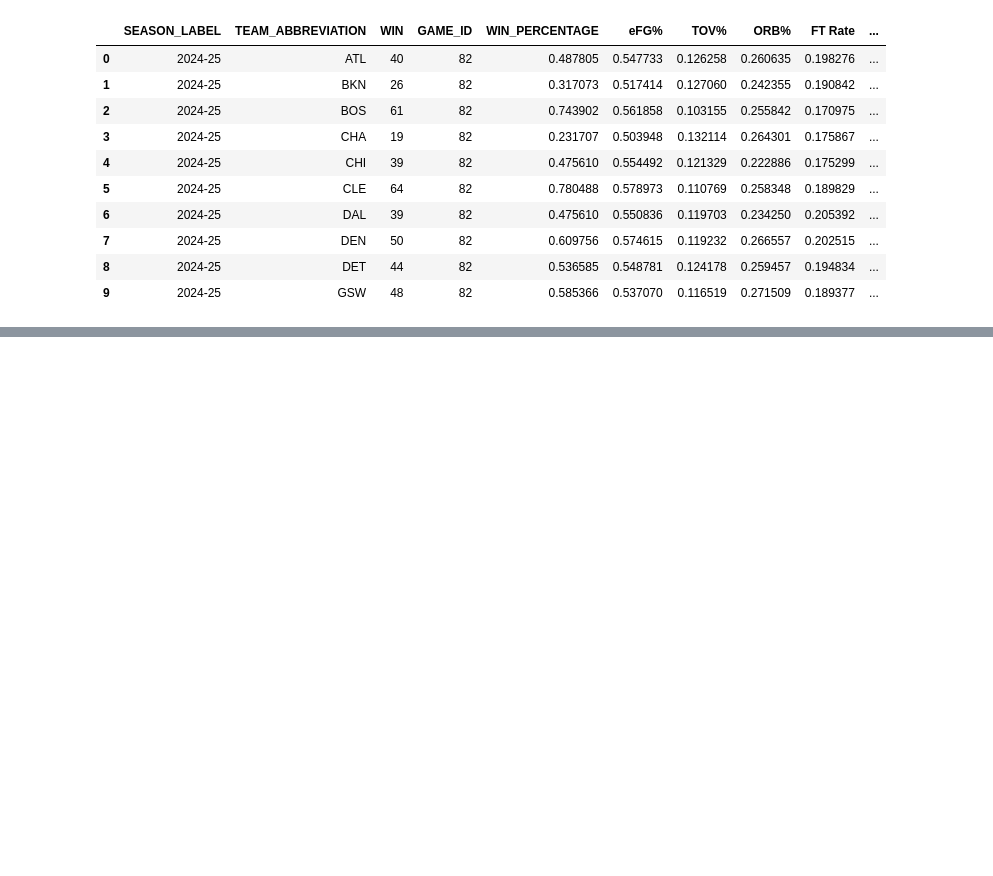
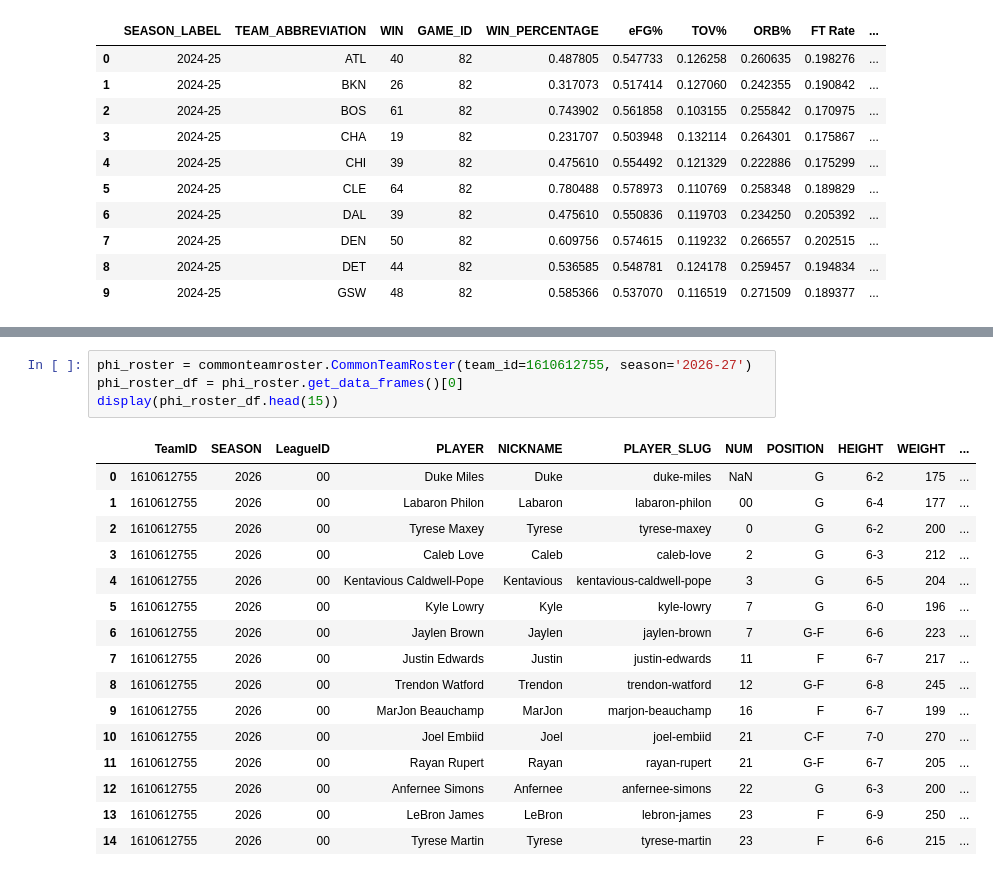
Before and after one commit to lianlianliann/nba-26-27-predictor, a Jupyter notebook: notebooks/02_feature_engineering.ipynb, the cells around one changed output, grey strips where cells are left out. Cells and saved outputs as stored; diff of their text form; blank space fills up the shorter version.

```diff
--- a/notebooks/02_feature_engineering.ipynb
+++ b/notebooks/02_feature_engineering.ipynb
@@ -313,0 +440,21 @@ Shape of the grouped dataframe with four factors, net rating, and MVP/All-NBA da
+# %%
+phi_roster = commonteamroster.CommonTeamRoster(team_id=1610612755, season='2026-27')
+phi_roster_df = phi_roster.get_data_frames()[0]
+display(phi_roster_df.head(15))
+# %% [output]
+|  | TeamID | SEASON | LeagueID | PLAYER | NICKNAME | PLAYER_SLUG | NUM | POSITION | HEIGHT | WEIGHT | ... |
+| 0 | 1610612755 | 2026 | 00 | Duke Miles | Duke | duke-miles | NaN | G | 6-2 | 175 | ... |
+| 1 | 1610612755 | 2026 | 00 | Labaron Philon | Labaron | labaron-philon | 00 | G | 6-4 | 177 | ... |
+| 2 | 1610612755 | 2026 | 00 | Tyrese Maxey | Tyrese | tyrese-maxey | 0 | G | 6-2 | 200 | ... |
+| 3 | 1610612755 | 2026 | 00 | Caleb Love | Caleb | caleb-love | 2 | G | 6-3 | 212 | ... |
+| 4 | 1610612755 | 2026 | 00 | Kentavious Caldwell-Pope | Kentavious | kentavious-caldwell-pope | 3 | G | 6-5 | 204 | ... |
+| 5 | 1610612755 | 2026 | 00 | Kyle Lowry | Kyle | kyle-lowry | 7 | G | 6-0 | 196 | ... |
+| 6 | 1610612755 | 2026 | 00 | Jaylen Brown | Jaylen | jaylen-brown | 7 | G-F | 6-6 | 223 | ... |
+| 7 | 1610612755 | 2026 | 00 | Justin Edwards | Justin | justin-edwards | 11 | F | 6-7 | 217 | ... |
+| 8 | 1610612755 | 2026 | 00 | Trendon Watford | Trendon | trendon-watford | 12 | G-F | 6-8 | 245 | ... |
+| 9 | 1610612755 | 2026 | 00 | MarJon Beauchamp | MarJon | marjon-beauchamp | 16 | F | 6-7 | 199 | ... |
+| 10 | 1610612755 | 2026 | 00 | Joel Embiid | Joel | joel-embiid | 21 | C-F | 7-0 | 270 | ... |
+| 11 | 1610612755 | 2026 | 00 | Rayan Rupert | Rayan | rayan-rupert | 21 | G-F | 6-7 | 205 | ... |
+| 12 | 1610612755 | 2026 | 00 | Anfernee Simons | Anfernee | anfernee-simons | 22 | G | 6-3 | 200 | ... |
+| 13 | 1610612755 | 2026 | 00 | LeBron James | LeBron | lebron-james | 23 | F | 6-9 | 250 | ... |
+| 14 | 1610612755 | 2026 | 00 | Tyrese Martin | Tyrese | tyrese-martin | 23 | F | 6-6 | 215 | ... |
```
Also changed, not shown: parts of 23 cells of this notebook, 2 other files.
